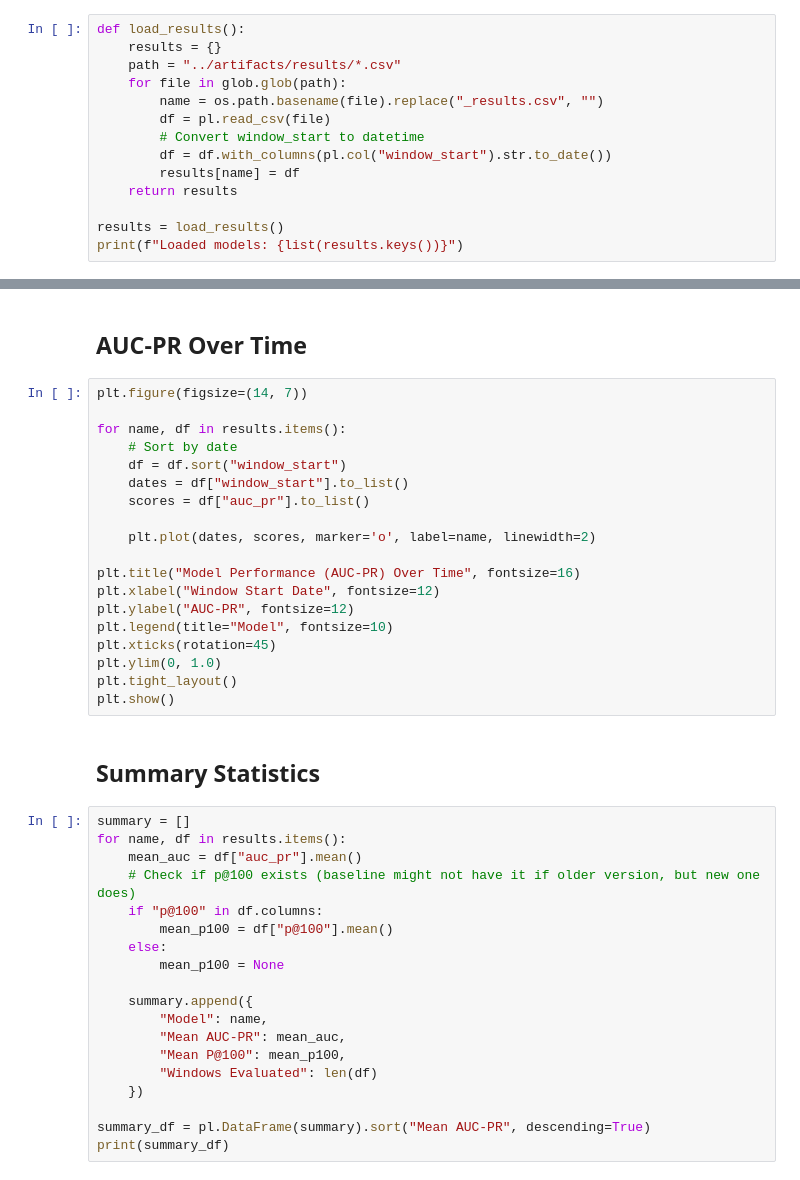
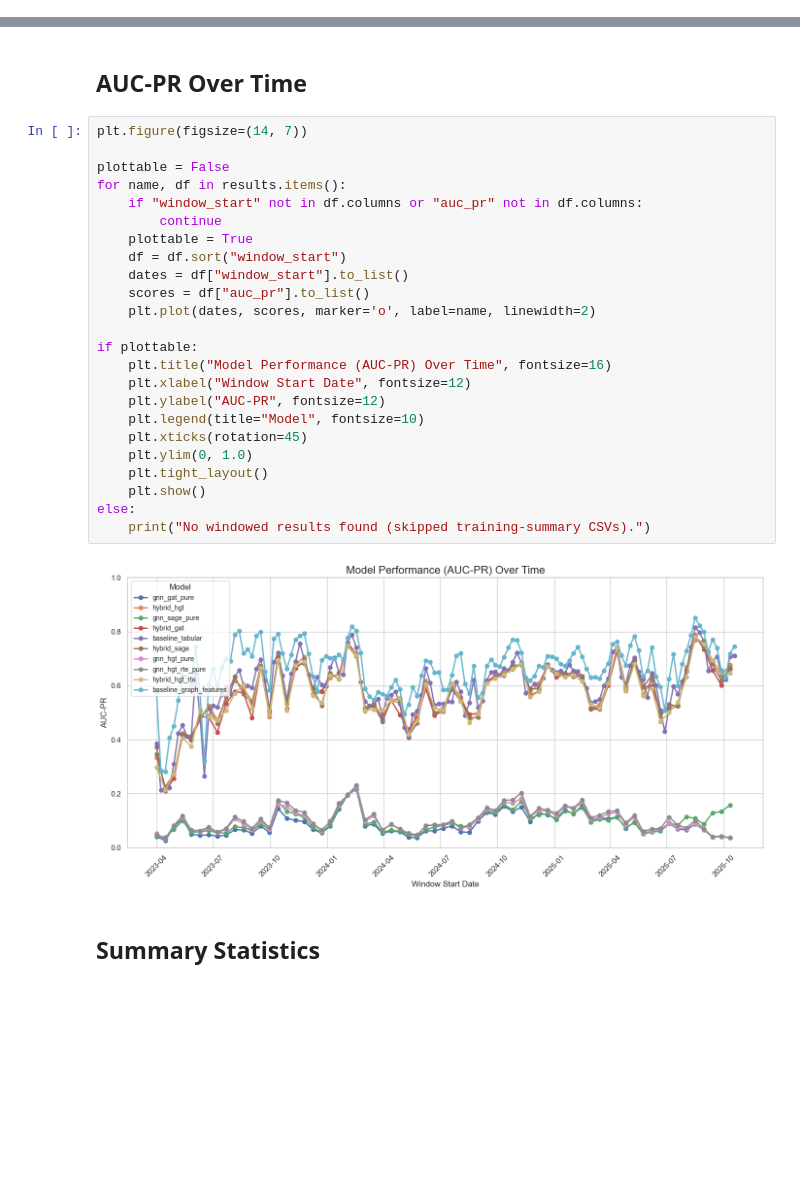
Before and after one commit to dylanngn/ppa-fraud-notebook, a Jupyter notebook: notebooks/03_model_comparison.ipynb, the cells around one changed output, grey strips where cells are left out. Drawn from its saved outputs; the diff is of its cells as text; blank space fills up the shorter version.

```diff
--- a/notebooks/03_model_comparison.ipynb
+++ b/notebooks/03_model_comparison.ipynb
@@ -22,17 +26,3 @@ import glob
 # Set style
 sns.set_theme(style="whitegrid")
 plt.rcParams["figure.figsize"] = (12, 6)
-# %%
-def load_results():
-    results = {}
-    path = "../artifacts/results/*.csv"
-    for file in glob.glob(path):
-        name = os.path.basename(file).replace("_results.csv", "")
-        df = pl.read_csv(file)
-        # Convert window_start to datetime
-        df = df.with_columns(pl.col("window_start").str.to_date())
-        results[name] = df
-    return results
-
-results = load_results()
-print(f"Loaded models: {list(results.keys())}")
@@ -41,40 +83,28 @@ print(f"Loaded models: {list(results.keys())}")
 # %%
 plt.figure(figsize=(14, 7))
 
+plottable = False
 for name, df in results.items():
-    # Sort by date
+    if "window_start" not in df.columns or "auc_pr" not in df.columns:
+        continue
+    plottable = True
     df = df.sort("window_start")
     dates = df["window_start"].to_list()
     scores = df["auc_pr"].to_list()
-
     plt.plot(dates, scores, marker='o', label=name, linewidth=2)
 
-plt.title("Model Performance (AUC-PR) Over Time", fontsize=16)
-plt.xlabel("Window Start Date", fontsize=12)
-plt.ylabel("AUC-PR", fontsize=12)
-plt.legend(title="Model", fontsize=10)
-plt.xticks(rotation=45)
-plt.ylim(0, 1.0)
-plt.tight_layout()
-plt.show()
+if plottable:
+    plt.title("Model Performance (AUC-PR) Over Time", fontsize=16)
+    plt.xlabel("Window Start Date", fontsize=12)
+    plt.ylabel("AUC-PR", fontsize=12)
+    plt.legend(title="Model", fontsize=10)
+    plt.xticks(rotation=45)
+    plt.ylim(0, 1.0)
+    plt.tight_layout()
+    plt.show()
+else:
+    print("No windowed results found (skipped training-summary CSVs).")
+# %% [output]
+[figure, added]
 # %% [markdown]
 ## Summary Statistics
-# %%
-summary = []
-for name, df in results.items():
-    mean_auc = df["auc_pr"].mean()
-    # Check if p@100 exists (baseline might not have it if older version, but new one does)
-    if "p@100" in df.columns:
-        mean_p100 = df["p@100"].mean()
-    else:
-        mean_p100 = None
-
-    summary.append({
-        "Model": name,
-        "Mean AUC-PR": mean_auc,
-        "Mean P@100": mean_p100,
-        "Windows Evaluated": len(df)
-    })
-
-summary_df = pl.DataFrame(summary).sort("Mean AUC-PR", descending=True)
-print(summary_df)
```
Also changed, not shown: parts of 8 cells of this notebook, 25 other files.
